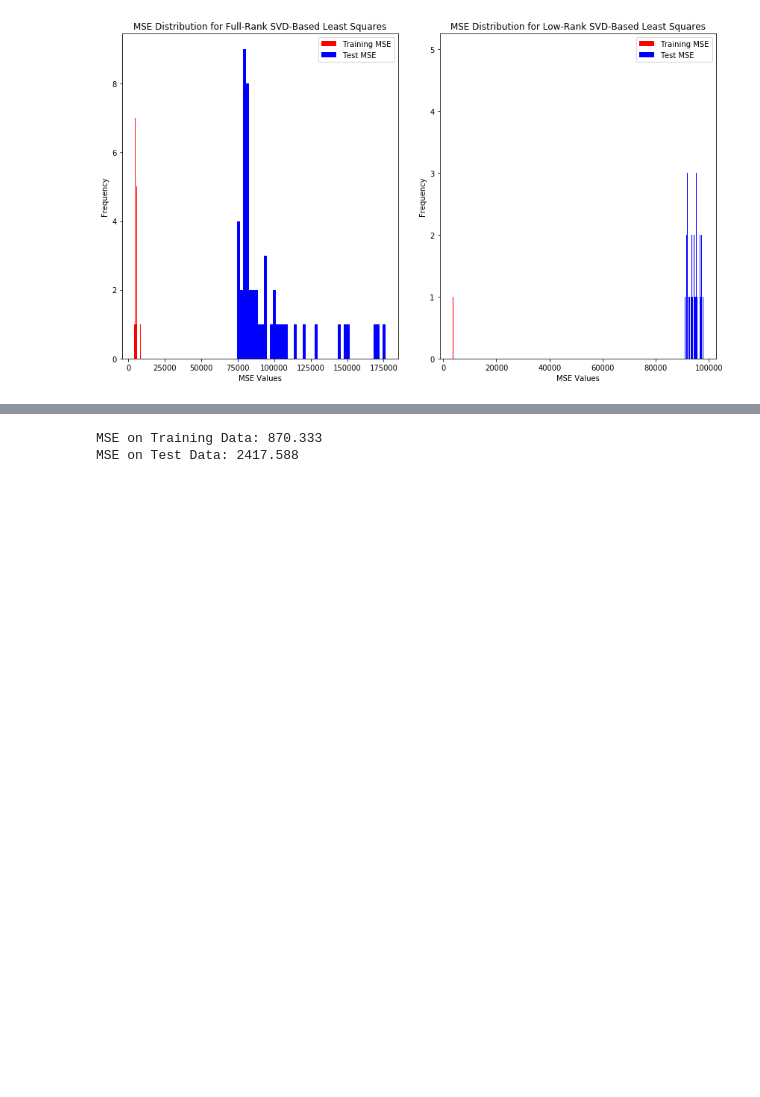
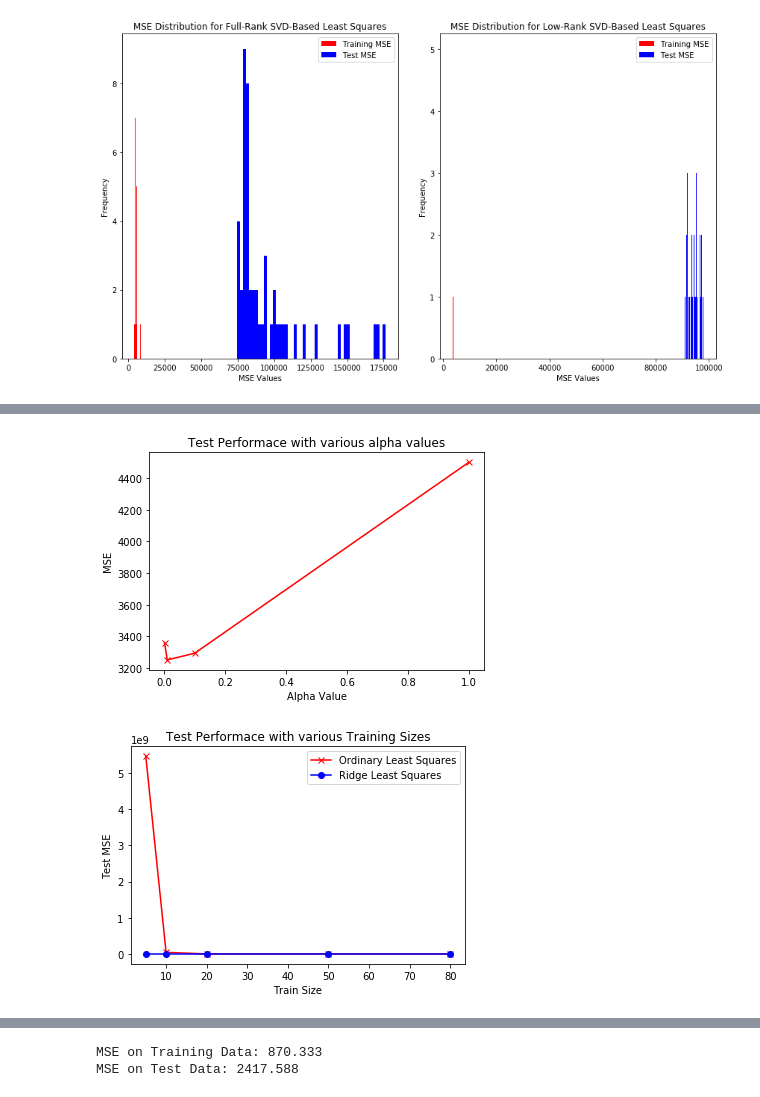
Before and after one commit to olivesgatech/ML_codes_repo, a Jupyter notebook: Assignments/ECE4803-Sp21-HW3-Regression.ipynb, the cells around one changed output, grey strips where cells are left out. Saved outputs shown, nothing was run; the diff lists cells and outputs as text; code cells hidden in the pictures; blank space fills up the shorter version.

Commit message:
completed ridge

```diff
--- a/Assignments/ECE4803-Sp21-HW3-Regression.ipynb
+++ b/Assignments/ECE4803-Sp21-HW3-Regression.ipynb
@@ -435,0 +390,72 @@ MSE on Test Data: 1495.532
+# %%
+# for part (b)
+
+# alpha plots
+alphas = [0.001, 0.01, 0.1, 1]  # alphas to use
+mses = []  # array to store test mse values
+num_trials = 50  # num trials for each alpha
+
+for alpha in alphas:
+    mse = 0
+    for i in range(num_trials):
+        # train test split
+        X_train, X_test, y_train, y_test = train_test_split(X, y, train_size=80)
+
+        # train theta
+        LS = MyRidgeLeastSquares(X_train, y_train, alpha=alpha)
+        LS.fit()
+
+        # test
+        y_pred = LS.predict(X_test)
+
+        mse += np.sum((y_pred - y_test)**2)/y_pred.size
+
+    mses.append(mse/num_trials)
+
+plt.plot(alphas, mses, marker='x', color='r')
+plt.xlabel('Alpha Value')
+plt.ylabel('MSE')
+plt.title('Test Performace with various alpha values')
+plt.show()
+
+# train size plots
+train_sizes = [5, 10, 20, 50, 80]  # alphas to use
+mses_ols = []  # array to store test mse values for ordinary least squares
+mses_rls = []  # array to store test mse values for ridge least squares
+num_trials = 50  # num trials for each alpha
+
+for n_train in train_sizes:
+    mse_ols = 0
+    mse_rls = 0
+    for i in range(num_trials):
+        # train test split
+        X_train, X_test, y_train, y_test = train_test_split(X, y, train_size=n_train)
+
+        # train theta using ols
+        LS = MyLeastSquares(X_train, y_train)
+        LS.fit()
+
+        # train theta using rls
+        RLS = MyRidgeLeastSquares(X_train, y_train, alpha=0.1)
+        RLS.fit()
+
+        # test
+        y_pred_ls = LS.predict(X_test)
+        y_pred_rls = RLS.predict(X_test)
+
+        mse_ols += np.sum((y_pred_ls - y_test)**2)/y_pred.size
+        mse_rls += np.sum((y_pred_rls - y_test)**2)/y_pred.size
+
+    mses_ols.append(mse_ols/num_trials)
+    mses_rls.append(mse_rls/num_trials)
+
+plt.plot(train_sizes, mses_ols, marker='x', color='r', label='Ordinary Least Squares')
+plt.plot(train_sizes, mses_rls, marker='o', color='b', label='Ridge Least Squares')
+plt.xlabel('Train Size')
+plt.ylabel('Test MSE')
+plt.title('Test Performace with various Training Sizes')
+plt.legend()
+plt.show()
+# %% [output]
+[figure, added]
+[figure, added]
```
Also changed, not shown: parts of 14 cells of this notebook.
